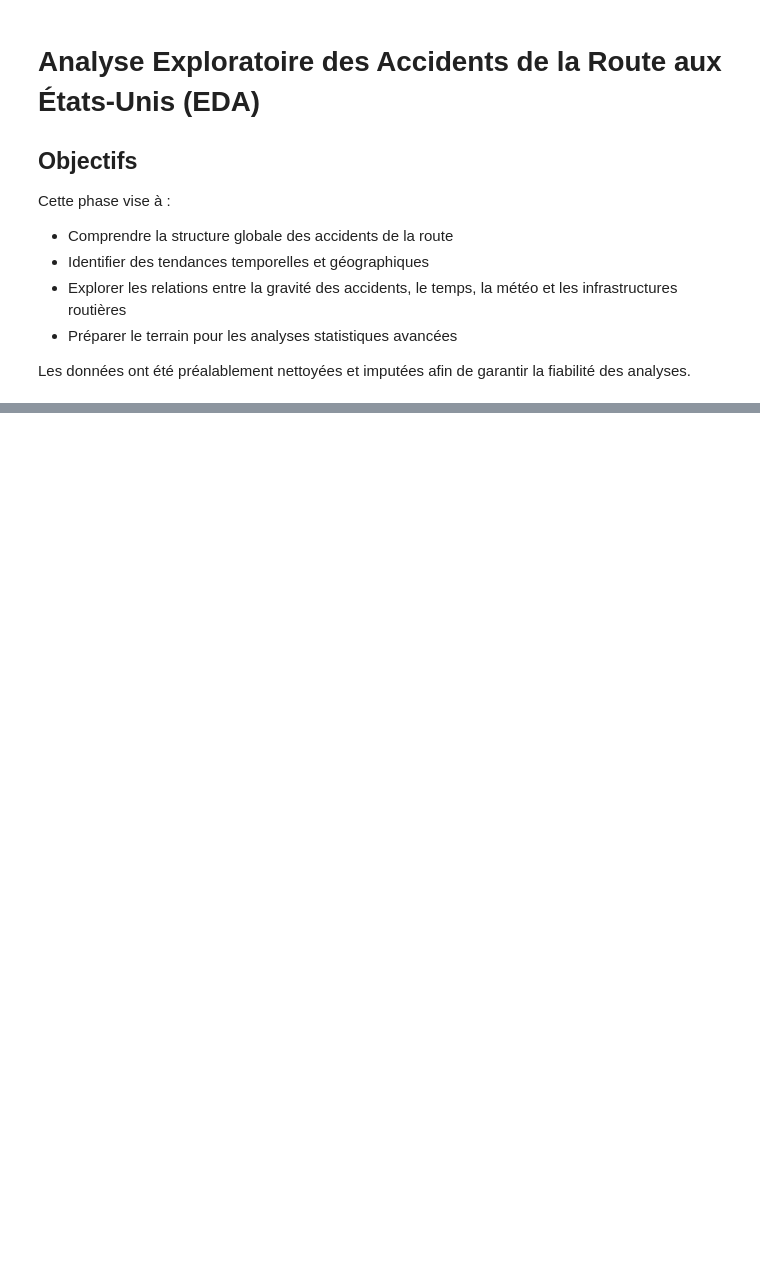
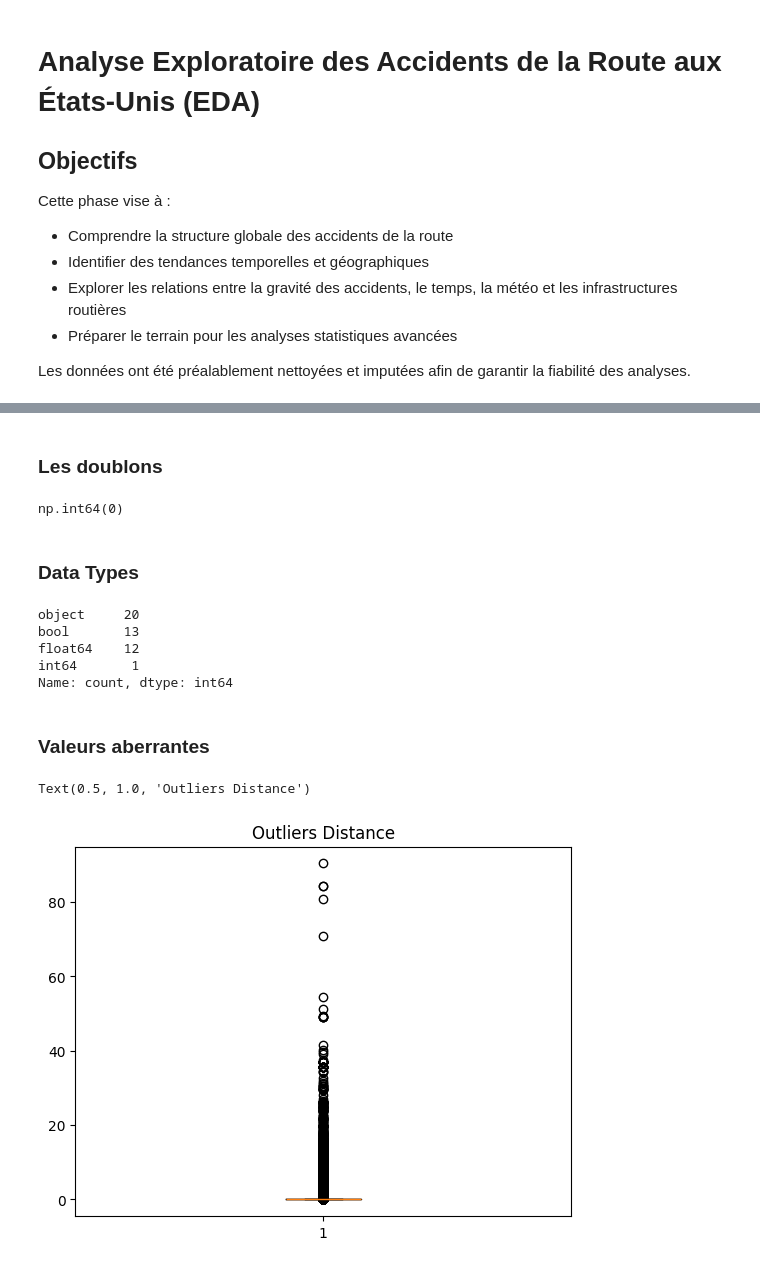
Before and after one commit to fatimazahraBe/Analyse-Statistique-Avanc-e-des-Accidents-de-la-Route-aux-tats-Unis, a Jupyter notebook: 01_EDA.ipynb, the cells around one changed output, grey strips where cells are left out. Saved outputs shown, nothing was run; the diff lists cells and outputs as text; code cells hidden in the pictures; blank space fills up the shorter version.

```diff
--- a/01_EDA.ipynb
+++ b/01_EDA.ipynb
@@ -53,0 +101,27 @@ df.describe(include='all').transpose()
+# %% [markdown]
+### Les doublons
+# %%
+df.duplicated().sum()
+df.duplicated(subset=["ID"]).sum()
+# %% [output]
+np.int64(0)
+# %% [markdown]
+### Data Types
+# %%
+df.dtypes.value_counts()
+# %% [output]
+object     20
+bool       13
+float64    12
+int64       1
+Name: count, dtype: int64
+# %% [markdown]
+### Valeurs aberrantes
+# %%
+import matplotlib.pyplot as plt
+
+plt.boxplot(df["Distance(mi)"].dropna())
+plt.title("Outliers Distance")
+# %% [output]
+Text(0.5, 1.0, 'Outliers Distance')
+[figure, added]
```
Also changed, not shown: parts of 8 cells of this notebook.
